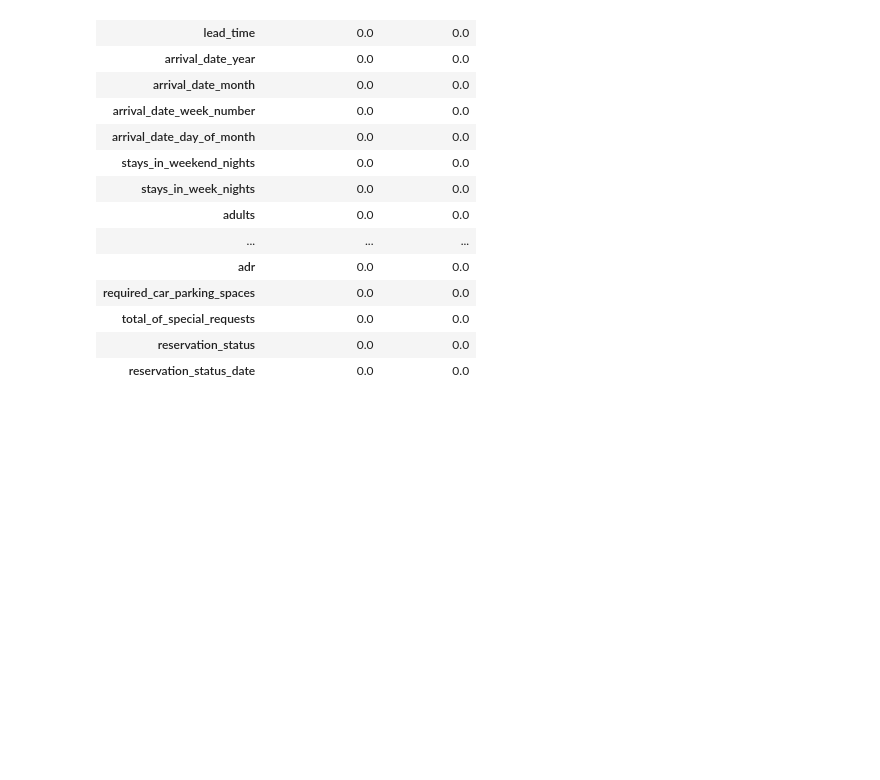
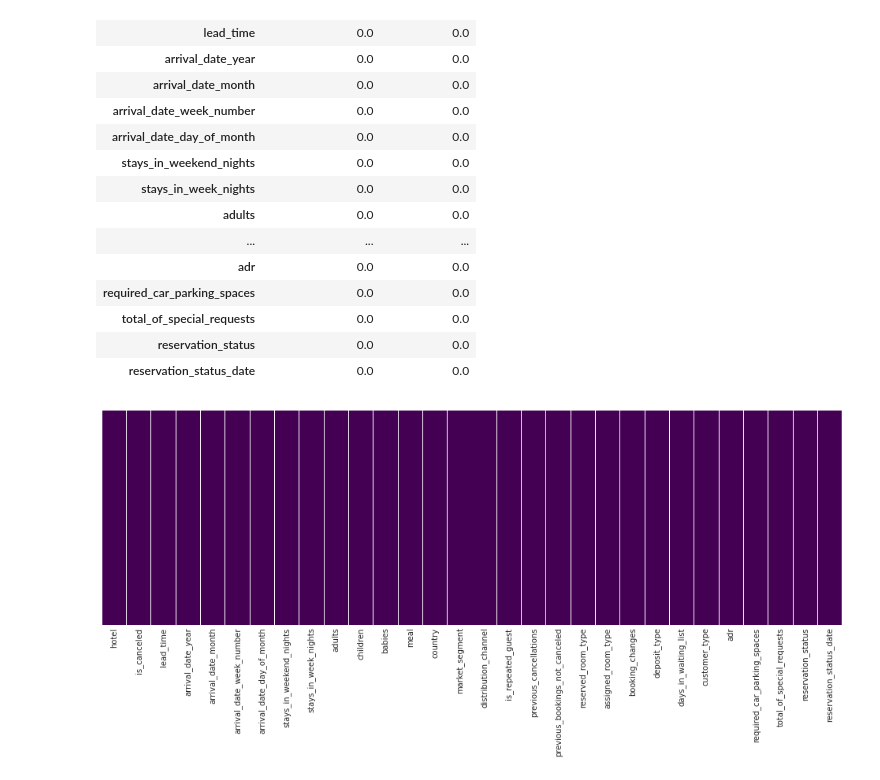
Before and after one commit to chandusayhi/Hotel-Booking-Analysis, a Jupyter notebook: Hotel_Booking_Analysis_Capstone_Project.ipynb, the cells around one changed output. Saved outputs shown, nothing was run; the diff lists cells and outputs as text; code cells hidden in the pictures; blank space fills up the shorter version.

```diff
--- a/Hotel_Booking_Analysis_Capstone_Project.ipynb
+++ b/Hotel_Booking_Analysis_Capstone_Project.ipynb
@@ -296,3 +396,11 @@ perc_missing_data
 | total_of_special_requests | 0.0 | 0.0 |
 | reservation_status | 0.0 | 0.0 |
 | reservation_status_date | 0.0 | 0.0 |
+# %%
+#heatmap for displaing missing values visually
+sns.set_style('whitegrid')
+fig,axes=plt.subplots(1,1,figsize=(15,5))
+sns.heatmap(data.isna(),yticklabels=False,cbar=False,cmap='viridis')
+plt.show()
+# %% [output]
+[figure, added]
```
Also changed, not shown: parts of 78 cells of this notebook.
